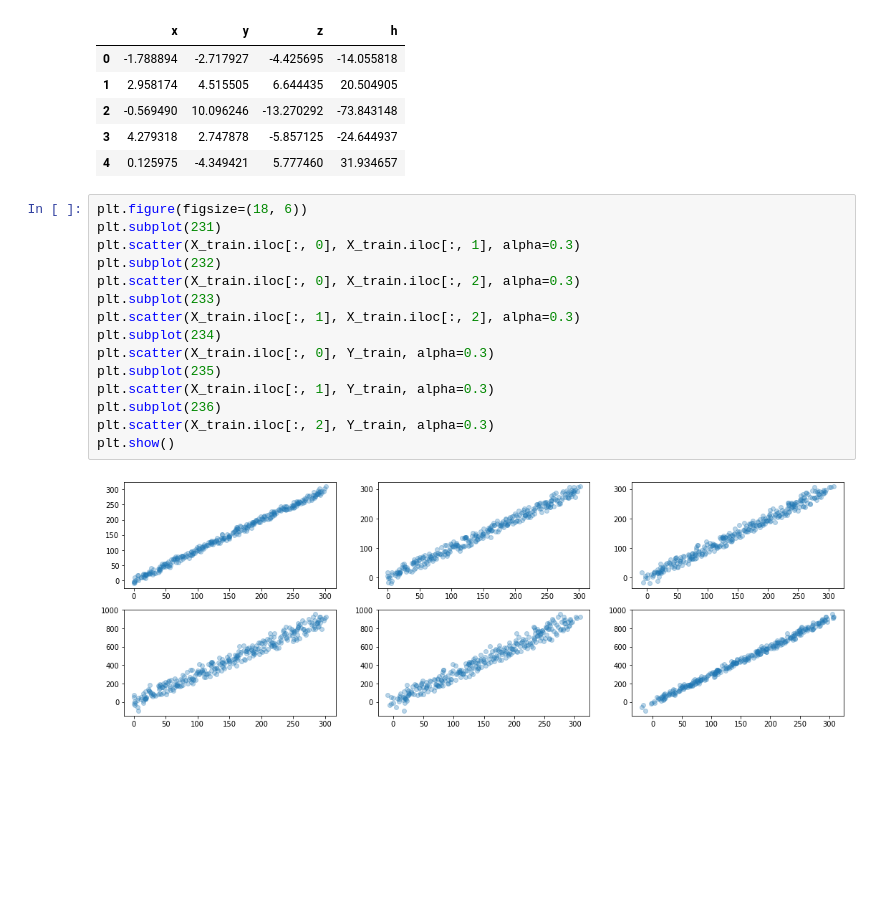
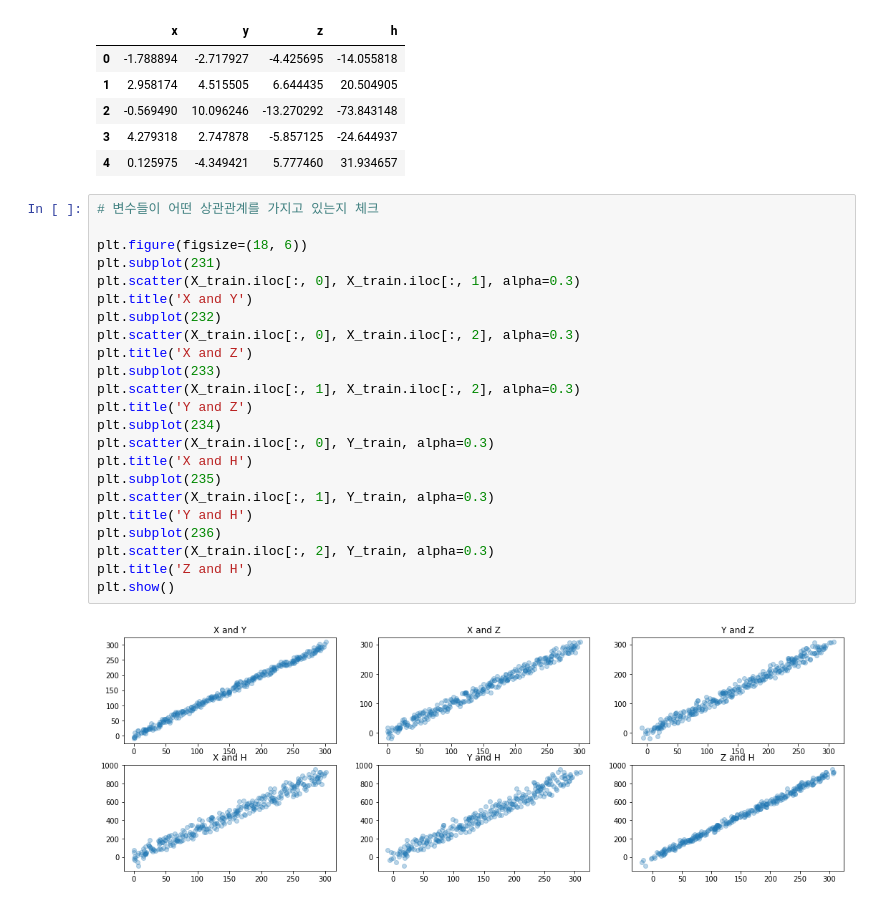
Before and after one commit to BaeHyungjun/2020-1-MachineLearning, a Jupyter notebook: 20152410_배형준_머신러닝_과제4.ipynb, the cells around one changed output. Saved outputs shown, nothing was run; the diff lists cells and outputs as text; blank space fills up the shorter version.

```diff
--- a/20152410_배형준_머신러닝_과제4.ipynb
+++ b/20152410_배형준_머신러닝_과제4.ipynb
@@ -50,19 +52,27 @@ test.head()
 | 3 | 4.279318 | 2.747878 | -5.857125 | -24.644937 |
 | 4 | 0.125975 | -4.349421 | 5.777460 | 31.934657 |
 # %%
+# 변수들이 어떤 상관관계를 가지고 있는지 체크
+
 plt.figure(figsize=(18, 6))
 plt.subplot(231)
 plt.scatter(X_train.iloc[:, 0], X_train.iloc[:, 1], alpha=0.3)
+plt.title('X and Y')
 plt.subplot(232)
 plt.scatter(X_train.iloc[:, 0], X_train.iloc[:, 2], alpha=0.3)
+plt.title('X and Z')
 plt.subplot(233)
 plt.scatter(X_train.iloc[:, 1], X_train.iloc[:, 2], alpha=0.3)
+plt.title('Y and Z')
 plt.subplot(234)
 plt.scatter(X_train.iloc[:, 0], Y_train, alpha=0.3)
+plt.title('X and H')
 plt.subplot(235)
 plt.scatter(X_train.iloc[:, 1], Y_train, alpha=0.3)
+plt.title('Y and H')
 plt.subplot(236)
 plt.scatter(X_train.iloc[:, 2], Y_train, alpha=0.3)
+plt.title('Z and H')
 plt.show()
 # %% [output]
-[figure, old version]
+[figure, new version]
```
Also changed, not shown: parts of 20 cells of this notebook.
